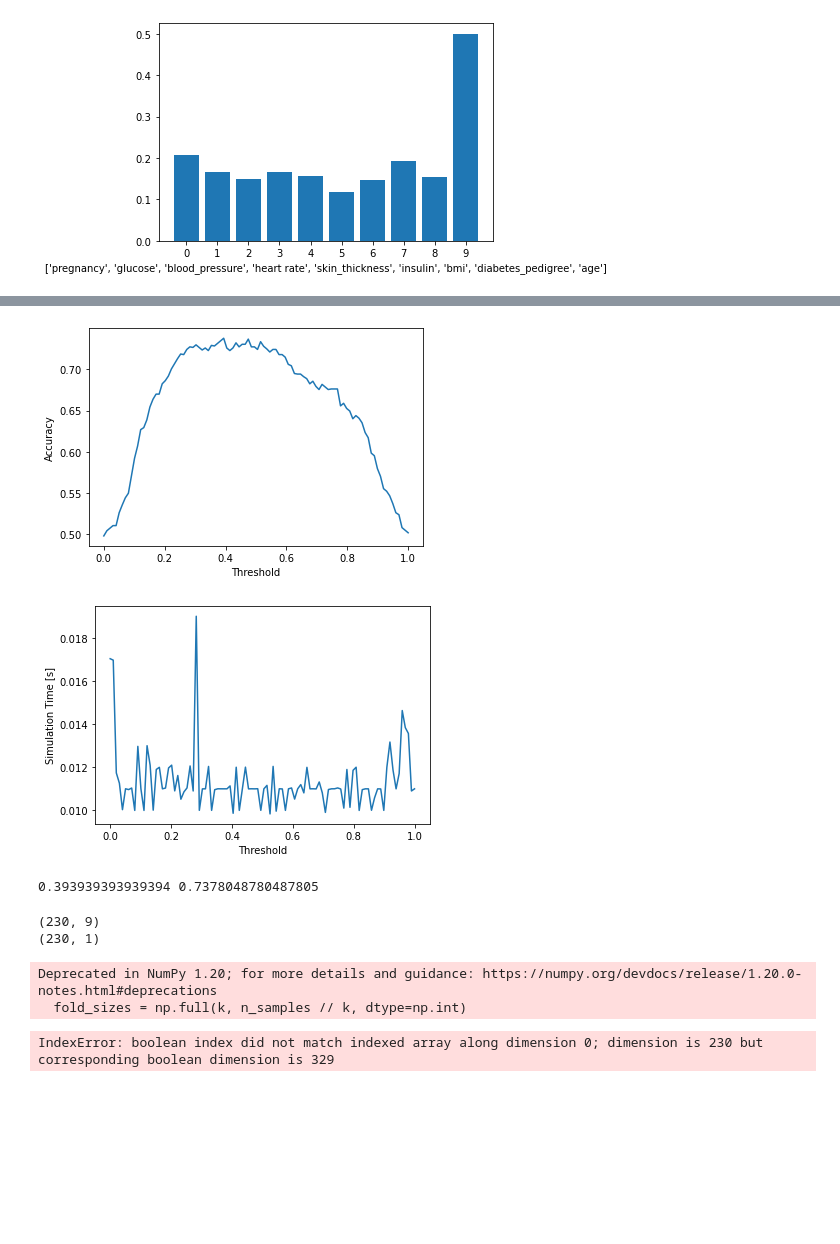
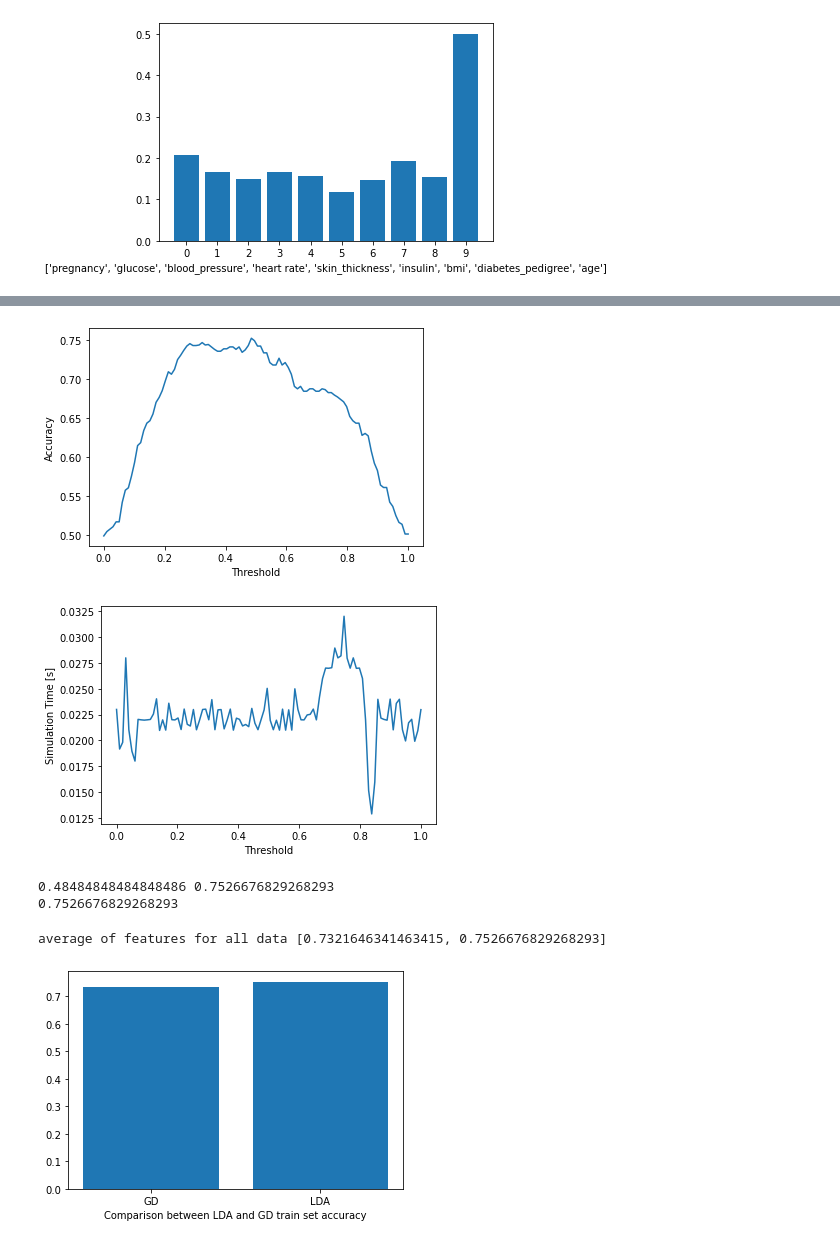
Before and after one commit to alymo8/Ecse551Assignments, a Jupyter notebook: A1/Kidney Disease.ipynb, the cells around one changed output, grey strips where cells are left out. Drawn from its saved outputs; the diff is of its cells as text; code cells hidden in the pictures; blank space fills up the shorter version.

```diff
--- a/A1/Kidney Disease.ipynb
+++ b/A1/Kidney Disease.ipynb
@@ -423,6 +302,0 @@ def run_LDA():
-# %%
-run_LDA()
-# %% [output]
-[figure, removed]
-[figure, removed]
-0.393939393939394 0.7378048780487805
@@ -513,15 +303,56 @@ class Model2:
-# %%
-t_s = np.linspace(0,1,100)
-model_lda = Model2(kidney_df)
-print(model_lda.X_train.shape)
-print(model_lda.y_train.shape)
-
-for feature in range(len(t_s)):
-    scores = model_lda.kfold_cv(k=10, shuffle=True, random_state=42)
-    print(scores)
-# %% [output]
-(230, 9)
-(230, 1)
-Deprecated in NumPy 1.20; for more details and guidance: https://numpy.org/devdocs/release/1.20.0-notes.html#deprecations
-  fold_sizes = np.full(k, n_samples // k, dtype=np.int)
-IndexError: boolean index did not match indexed array along dimension 0; dimension is 230 but corresponding boolean dimension is 329
+# %%
+def run_LDA():
+    dataset = kidney_df
+    model_lda = Model(dataset)
+    x = []
+    y = []
+    z = []
+    X_complete = []
+    X_clone = []
+    t_s = np.linspace(0,1,100)
+    best_threshold_LDA = 0
+    max_mean = 0.0
+    X_clone = copy.deepcopy(model_lda.data)
+    # X_complete = model.basis_expansion(X_clone, 1, best_order,best_feature)
+    for i in range(len(t_s)):
+      threshold = t_s[i]
+      start = time.time()
+      mean, by_fold, algorithm_used = model_lda.k_fold_cross(X_clone, model_lda.target,1,0.001, 0.01, threshold)
+      if(mean > max_mean):
+        best_threshold_LDA = threshold
+        max_mean = mean
+      end = time.time()
+      x.append(threshold)
+      z.append(end-start)
+      y.append(mean)
+
+    plt.plot(x,y)
+    plt.xlabel('Threshold')
+    plt.ylabel('Accuracy')
+    plt.show()
+
+    plt.plot(x,z)
+    plt.xlabel('Threshold')
+    plt.ylabel('Simulation Time [s]')
+    plt.show()
+    print(best_threshold_LDA, max(y))
+    return best_threshold_LDA, max(y)
+# %%
+best_threshold_LDA, lda_accuracy = run_LDA()
+print(lda_accuracy)
+# %% [output]
+[figure, added]
+[figure, added]
+0.48484848484848486 0.7526676829268293
+0.7526676829268293
+# %%
+gd_lda = [gd_accuracy, lda_accuracy]
+print("average of features for all data", gd_lda)
+features = ["GD", "LDA"]
+plt.bar(range(len(features)), gd_lda)
+plt.xticks(range(len(features)), features)
+plt.xlabel("Comparison between LDA and GD train set accuracy")
+plt.show()
+# %% [output]
+average of features for all data [0.7321646341463415, 0.7526676829268293]
+[figure, added]
```
Also changed, not shown: parts of 9 cells of this notebook.
